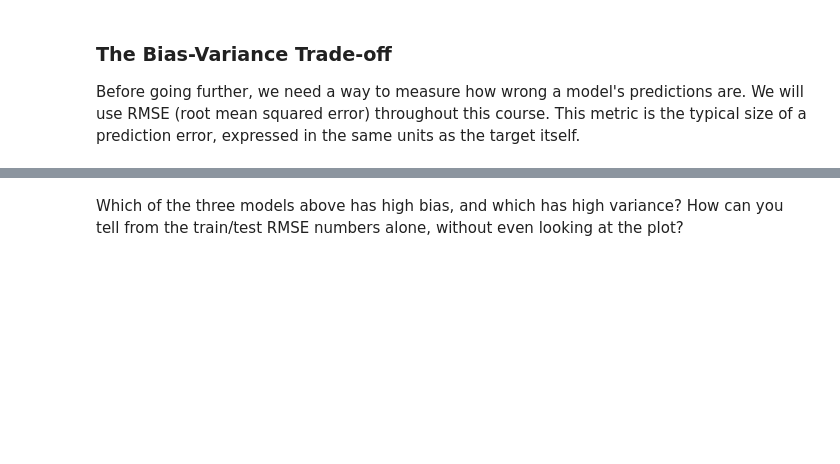
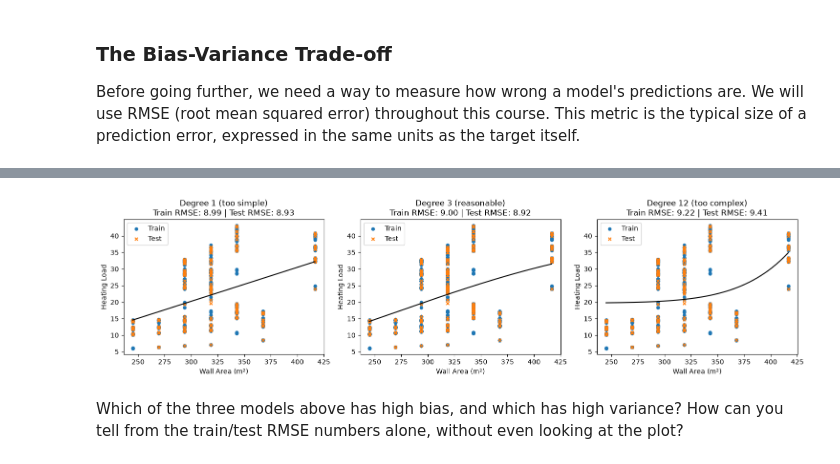
Before and after one commit to JuanBettinelli/Machine_Learning_for_Applied_Research, a Jupyter notebook: MLfAR_03_supervised.ipynb, the cells around one changed output, grey strips where cells are left out. Drawn from its saved outputs; the diff is of its cells as text; code cells hidden in the pictures; blank space fills up the shorter version.

```diff
--- a/MLfAR_03_supervised.ipynb
+++ b/MLfAR_03_supervised.ipynb
@@ -161,35 +202,45 @@ import matplotlib.pyplot as plt
 from sklearn.linear_model import LinearRegression
 from sklearn.preprocessing import PolynomialFeatures
 from sklearn.pipeline import make_pipeline
 
 # Revisit Overall Height from Notebook 1, this time to see how model
 # complexity affects the fit
-X_train_1d = X_train[["Overall Height"]]
-X_test_1d = X_test[["Overall Height"]]
+# X_train_1d = X_train[["Overall Height"]]
+# X_test_1d = X_test[["Overall Height"]]
+
+# X_train_1d = X_train[["Roof Area"]]
+# X_test_1d = X_test[["Roof Area"]]
+
+X_train_1d = X_train[["Wall Area"]]
+X_test_1d = X_test[["Wall Area"]]
 
 degrees = [1, 3, 12]
 labels = ["Degree 1 (too simple)", "Degree 3 (reasonable)", "Degree 12 (too complex)"]
 
 fig, axes = plt.subplots(1, 3, figsize=(15, 4))
 x_plot = np.linspace(X_train_1d.min().values[0], X_train_1d.max().values[0], 200).reshape(-1, 1)
 
 for ax, degree, label in zip(axes, degrees, labels):
     model = make_pipeline(PolynomialFeatures(degree), LinearRegression())
     model.fit(X_train_1d, y_train)
 
     train_err = rmse(y_train, model.predict(X_train_1d))
     test_err = rmse(y_test, model.predict(X_test_1d))
 
     ax.scatter(X_train_1d, y_train, s=20, label="Train")
     ax.scatter(X_test_1d, y_test, s=20, label="Test", marker="x")
     ax.plot(x_plot, model.predict(x_plot), color="black")
     ax.set_title(f"{label}\nTrain RMSE: {train_err:.2f} | Test RMSE: {test_err:.2f}")
     ax.set_xlabel("Overall Height (m)")
+    # ax.set_xlabel("Roof Area (m²)")
+    ax.set_xlabel("Wall Area (m²)")
     ax.set_ylabel("Heating Load")
     ax.legend()
 
 plt.tight_layout()
 plt.show()
+# %% [output]
+[figure, added]
 # %% [markdown]
 Which of the three models above has high bias, and which has high variance? How can you tell from the train/test RMSE numbers alone, without even looking at the plot?
 # %% [markdown]
```
Also changed, not shown: parts of 11 cells of this notebook, 5 other files.
